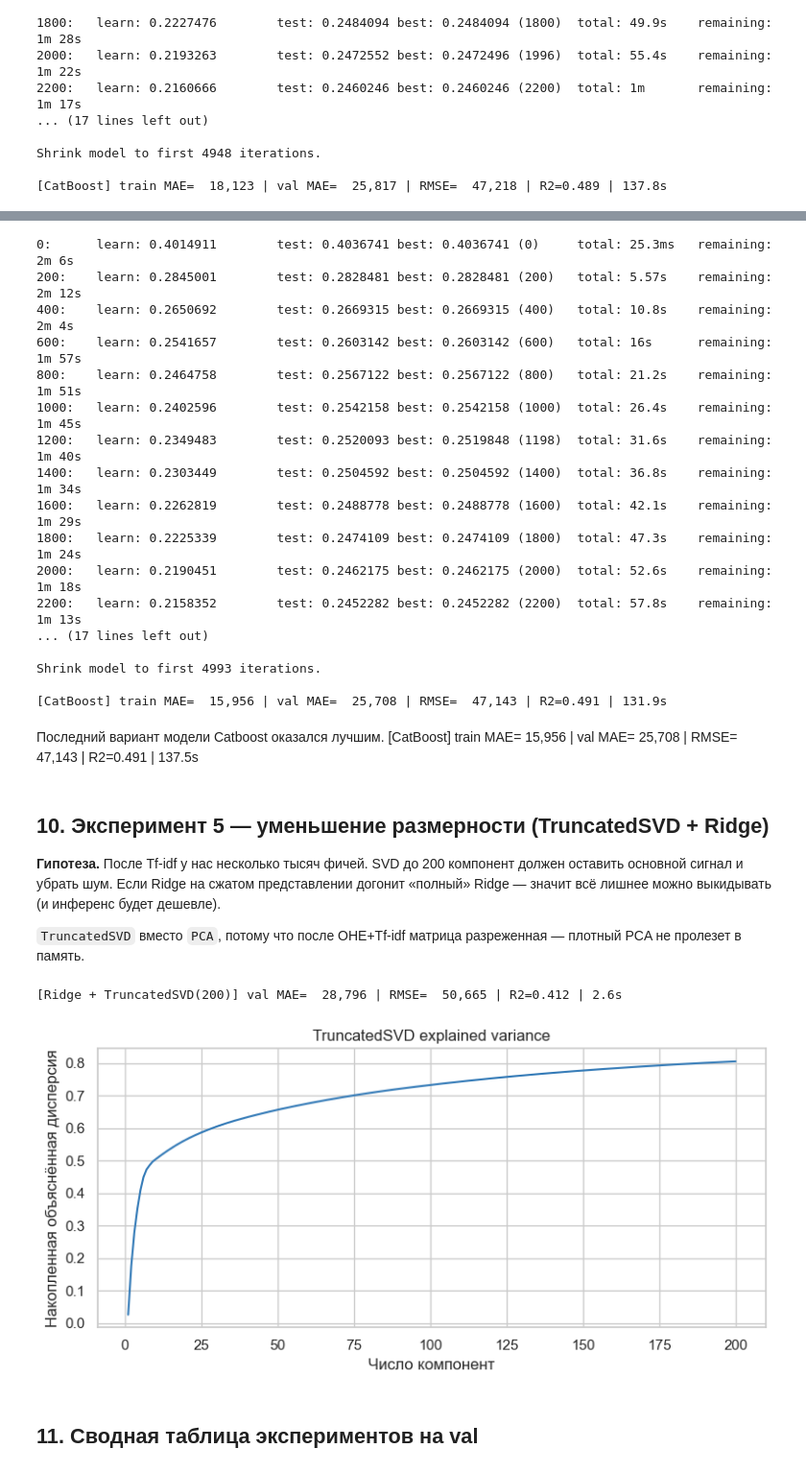
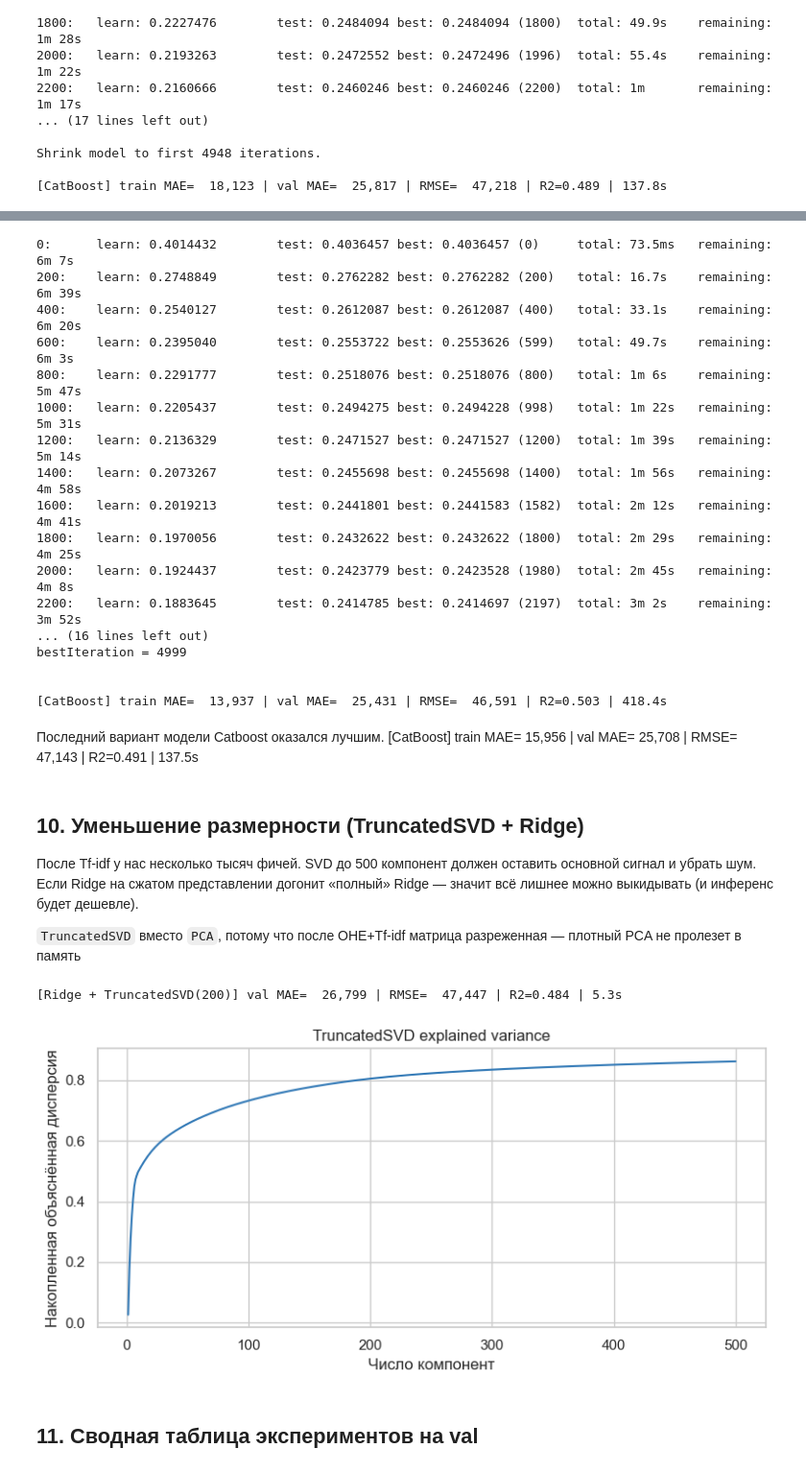
Before and after one commit to hsemlcourse/hseml-group-project-dianochka-l-1, a Jupyter notebook: notebooks/03_experiments.ipynb, the cells around one changed output, grey strips where cells are left out. Shown at 96% size. Cells and saved outputs as stored; diff of their text form; code cells hidden in the pictures.

```diff
--- a/notebooks/03_experiments.ipynb
+++ b/notebooks/03_experiments.ipynb
@@ -711,7 +711,7 @@ print(f"Отбросили {(~mask).sum()} строк выше {cap:,.0f} руб
 t0 = time.perf_counter()
 cb_best = CatBoostRegressor(
     iterations=5000,
-    depth=4,
+    depth=6,
     learning_rate=0.03,
     l2_leaf_reg=10.0,
     bagging_temperature=1.0,
@@ -779,63 +779,63 @@ print(f"\n[CatBoost] train MAE={row['train_MAE']:>8,.0f} | "
       f"val MAE={row['val_MAE']:>8,.0f} | RMSE={row['val_RMSE']:>8,.0f} | "
       f"R2={row['val_R2']:.3f} | {row['fit_sec']}s")
 # %% [output]
-0:      learn: 0.4014911        test: 0.4036741 best: 0.4036741 (0)     total: 25.3ms   remaining: 2m 6s
-200:    learn: 0.2845001        test: 0.2828481 best: 0.2828481 (200)   total: 5.57s    remaining: 2m 12s
-400:    learn: 0.2650692        test: 0.2669315 best: 0.2669315 (400)   total: 10.8s    remaining: 2m 4s
-600:    learn: 0.2541657        test: 0.2603142 best: 0.2603142 (600)   total: 16s      remaining: 1m 57s
-800:    learn: 0.2464758        test: 0.2567122 best: 0.2567122 (800)   total: 21.2s    remaining: 1m 51s
-1000:   learn: 0.2402596        test: 0.2542158 best: 0.2542158 (1000)  total: 26.4s    remaining: 1m 45s
-1200:   learn: 0.2349483        test: 0.2520093 best: 0.2519848 (1198)  total: 31.6s    remaining: 1m 40s
-1400:   learn: 0.2303449        test: 0.2504592 best: 0.2504592 (1400)  total: 36.8s    remaining: 1m 34s
-1600:   learn: 0.2262819        test: 0.2488778 best: 0.2488778 (1600)  total: 42.1s    remaining: 1m 29s
-1800:   learn: 0.2225339        test: 0.2474109 best: 0.2474109 (1800)  total: 47.3s    remaining: 1m 24s
-2000:   learn: 0.2190451        test: 0.2462175 best: 0.2462175 (2000)  total: 52.6s    remaining: 1m 18s
-2200:   learn: 0.2158352        test: 0.2452282 best: 0.2452282 (2200)  total: 57.8s    remaining: 1m 13s
-... (17 lines left out)
+0:      learn: 0.4014432        test: 0.4036457 best: 0.4036457 (0)     total: 73.5ms   remaining: 6m 7s
+200:    learn: 0.2748849        test: 0.2762282 best: 0.2762282 (200)   total: 16.7s    remaining: 6m 39s
+400:    learn: 0.2540127        test: 0.2612087 best: 0.2612087 (400)   total: 33.1s    remaining: 6m 20s
+600:    learn: 0.2395040        test: 0.2553722 best: 0.2553626 (599)   total: 49.7s    remaining: 6m 3s
+800:    learn: 0.2291777        test: 0.2518076 best: 0.2518076 (800)   total: 1m 6s    remaining: 5m 47s
+1000:   learn: 0.2205437        test: 0.2494275 best: 0.2494228 (998)   total: 1m 22s   remaining: 5m 31s
+1200:   learn: 0.2136329        test: 0.2471527 best: 0.2471527 (1200)  total: 1m 39s   remaining: 5m 14s
+1400:   learn: 0.2073267        test: 0.2455698 best: 0.2455698 (1400)  total: 1m 56s   remaining: 4m 58s
+1600:   learn: 0.2019213        test: 0.2441801 best: 0.2441583 (1582)  total: 2m 12s   remaining: 4m 41s
+1800:   learn: 0.1970056        test: 0.2432622 best: 0.2432622 (1800)  total: 2m 29s   remaining: 4m 25s
+2000:   learn: 0.1924437        test: 0.2423779 best: 0.2423528 (1980)  total: 2m 45s   remaining: 4m 8s
+2200:   learn: 0.1883645        test: 0.2414785 best: 0.2414697 (2197)  total: 3m 2s    remaining: 3m 52s
+... (16 lines left out)
+bestIteration = 4999
 
-Shrink model to first 4993 iterations.
 
-[CatBoost] train MAE=  15,956 | val MAE=  25,708 | RMSE=  47,143 | R2=0.491 | 131.9s
+[CatBoost] train MAE=  13,937 | val MAE=  25,431 | RMSE=  46,591 | R2=0.503 | 418.4s
 # %% [markdown]
 Последний вариант модели Catboost оказался лучшим.
 [CatBoost] train MAE=  15,956 | val MAE=  25,708 | RMSE=  47,143 | R2=0.491 | 137.5s
 # %% [markdown]
-## 10. Эксперимент 5 — уменьшение размерности (TruncatedSVD + Ridge)
+## 10. Уменьшение размерности (TruncatedSVD + Ridge)
 
-**Гипотеза.** После Tf-idf у нас несколько тысяч фичей. SVD до 200 компонент должен оставить
+После Tf-idf у нас несколько тысяч фичей. SVD до 500 компонент должен оставить
 основной сигнал и убрать шум. Если Ridge на сжатом представлении догонит «полный» Ridge —
 значит всё лишнее можно выкидывать (и инференс будет дешевле).
 
 `TruncatedSVD` вместо `PCA`, потому что после OHE+Tf-idf матрица разреженная — плотный PCA
-не пролезет в память.
+не пролезет в память
 # %%
 svd_pipe = Pipeline(steps=[
     ("prep", preprocessor),
-    ("svd", TruncatedSVD(n_components=200, random_state=SEED)),
+    ("svd", TruncatedSVD(n_components=500, random_state=SEED)),
     ("model", wrap_log_target(Ridge(alpha=1.0, random_state=SEED))),
 ])
 
 t0 = time.perf_counter()
 svd_pipe.fit(X_train, y_train)
 log_experiment(
     name="Ridge + TruncatedSVD(200)",
     pipeline=svd_pipe,
     fit_seconds=time.perf_counter() - t0,
 )
 
 # заодно посмотрим explained variance
 explained = svd_pipe.named_steps["svd"].explained_variance_ratio_.cumsum()
 fig, ax = plt.subplots(figsize=(8, 4))
 ax.plot(np.arange(1, len(explained) + 1), explained, color="#337ab7")
 ax.set_xlabel("Число компонент")
 ax.set_ylabel("Накопленная объяснённая дисперсия")
 ax.set_title("TruncatedSVD explained variance")
 plt.tight_layout()
 plt.savefig(REPORT_IMG / "svd_explained_variance.png", dpi=120)
 plt.show()
 # %% [output]
-[Ridge + TruncatedSVD(200)] val MAE=  28,796 | RMSE=  50,665 | R2=0.412 | 2.6s
+[Ridge + TruncatedSVD(200)] val MAE=  26,799 | RMSE=  47,447 | R2=0.484 | 5.3s
-[figure, old version]
+[figure, new version]
 # %% [markdown]
 ## 11. Сводная таблица экспериментов на val
 # %%
```
Also changed, not shown: parts of 11 cells of this notebook, 11 other files.
